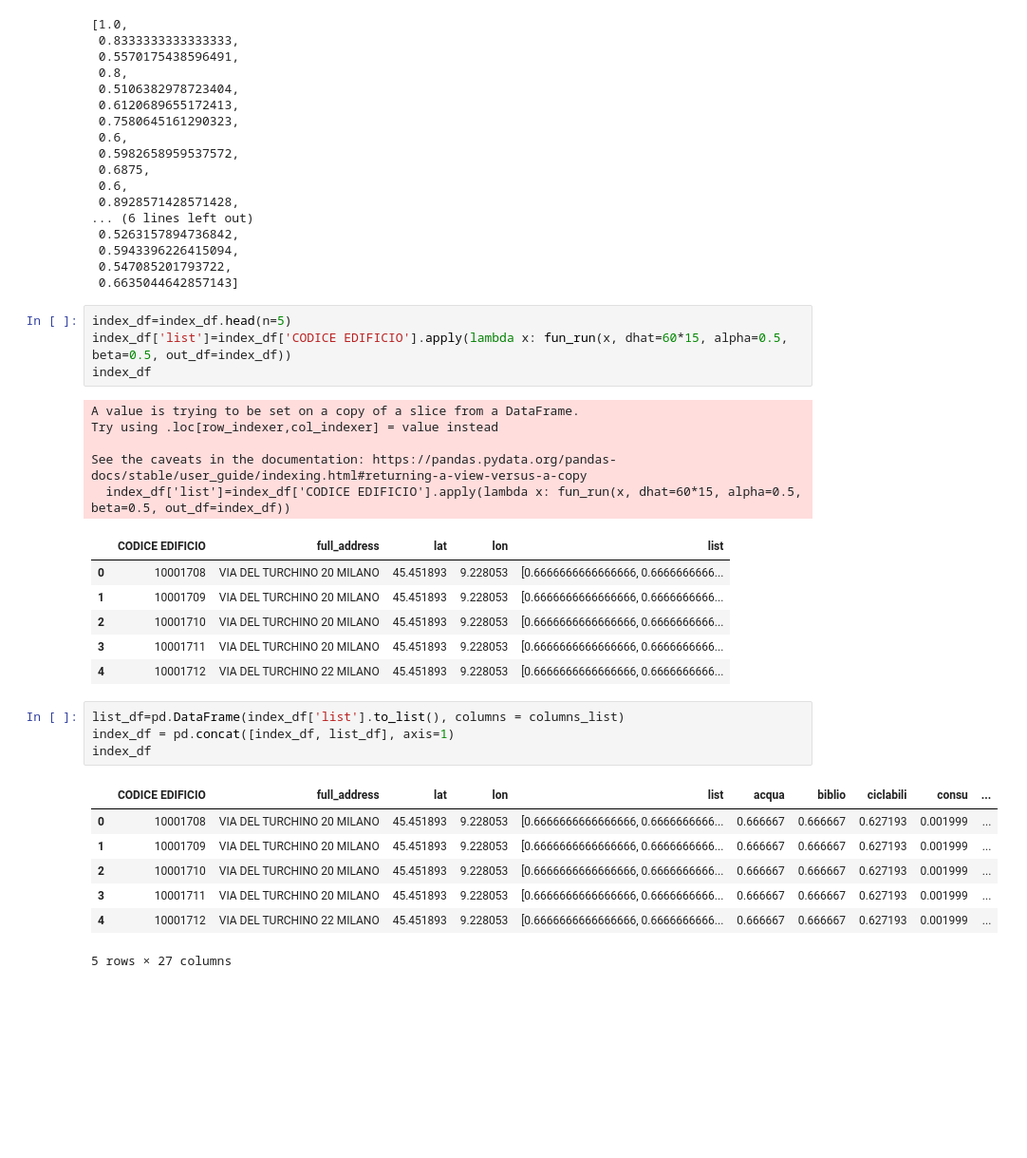
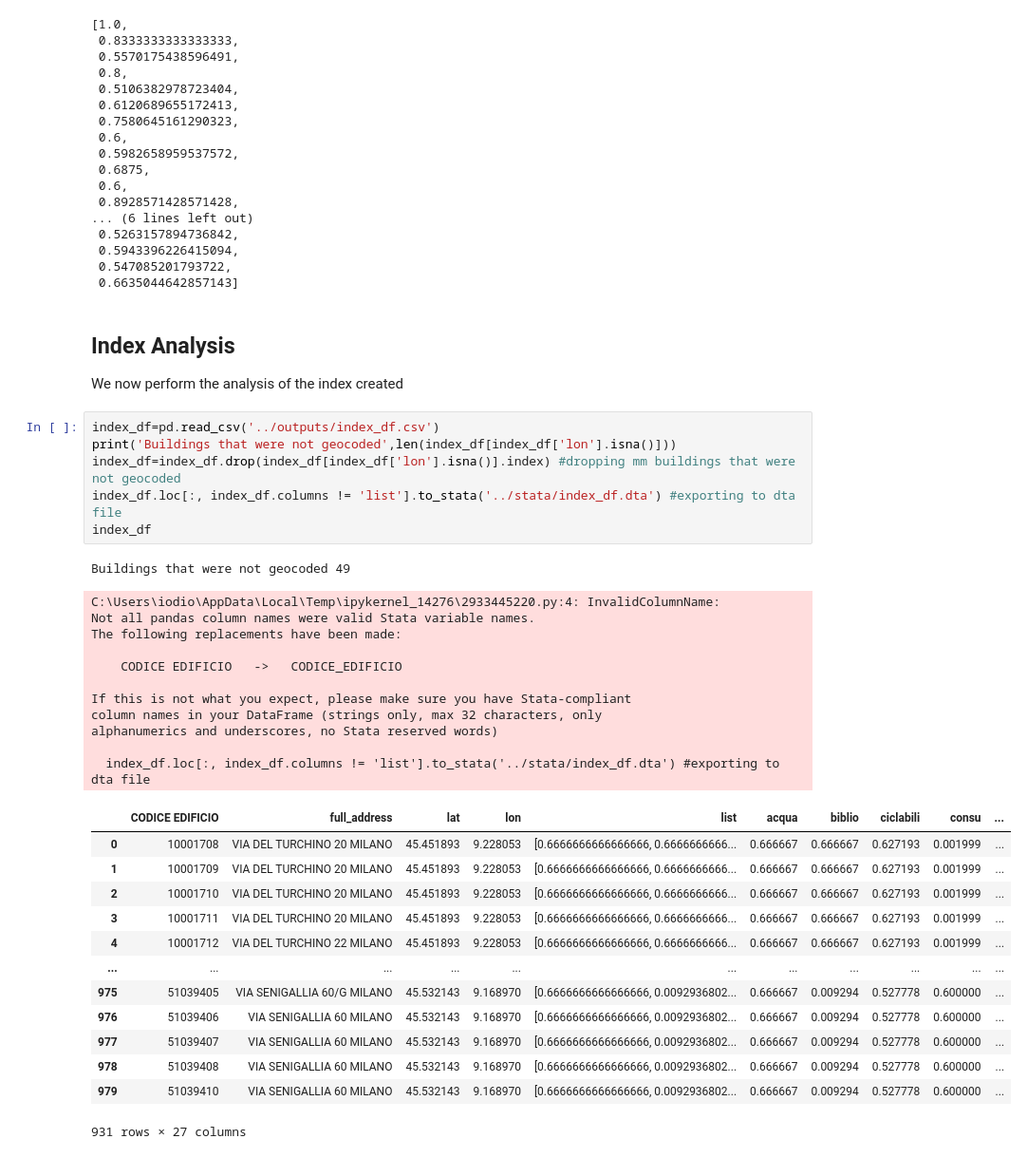
Before and after one commit to giuliofrey/bsc_thesis, a Jupyter notebook: code/analysis.ipynb, the cells around one changed output. Shown at 95% size. Cells and saved outputs as stored; diff of their text form; blank space fills up the shorter version.

```diff
--- a/code/analysis.ipynb
+++ b/code/analysis.ipynb
@@ -198,31 +225,39 @@ fun_run(10003003, dhat=60*15, alpha=0.5, beta=0.5, out_df=index_df)
  0.5943396226415094,
  0.547085201793722,
  0.6635044642857143]
-# %%
-index_df=index_df.head(n=5)
-index_df['list']=index_df['CODICE EDIFICIO'].apply(lambda x: fun_run(x, dhat=60*15, alpha=0.5, beta=0.5, out_df=index_df))
-index_df
-# %% [output]
-A value is trying to be set on a copy of a slice from a DataFrame.
-Try using .loc[row_indexer,col_indexer] = value instead
-
-See the caveats in the documentation: https://pandas.pydata.org/pandas-docs/stable/user_guide/indexing.html#returning-a-view-versus-a-copy
-  index_df['list']=index_df['CODICE EDIFICIO'].apply(lambda x: fun_run(x, dhat=60*15, alpha=0.5, beta=0.5, out_df=index_df))
-|  | CODICE EDIFICIO | full_address | lat | lon | list |
-| 0 | 10001708 | VIA DEL TURCHINO 20 MILANO | 45.451893 | 9.228053 | [0.6666666666666666, 0.6666666666... |
-| 1 | 10001709 | VIA DEL TURCHINO 20 MILANO | 45.451893 | 9.228053 | [0.6666666666666666, 0.6666666666... |
-| 2 | 10001710 | VIA DEL TURCHINO 20 MILANO | 45.451893 | 9.228053 | [0.6666666666666666, 0.6666666666... |
-| 3 | 10001711 | VIA DEL TURCHINO 20 MILANO | 45.451893 | 9.228053 | [0.6666666666666666, 0.6666666666... |
-| 4 | 10001712 | VIA DEL TURCHINO 22 MILANO | 45.451893 | 9.228053 | [0.6666666666666666, 0.6666666666... |
-# %%
-list_df=pd.DataFrame(index_df['list'].to_list(), columns = columns_list)
-index_df = pd.concat([index_df, list_df], axis=1)
-index_df
-# %% [output]
-|  | CODICE EDIFICIO | full_address | lat | lon | list | acqua | biblio | ciclabili | consu | ... |
-| 0 | 10001708 | VIA DEL TURCHINO 20 MILANO | 45.451893 | 9.228053 | [0.6666666666666666, 0.6666666666... | 0.666667 | 0.666667 | 0.627193 | 0.001999 | ... |
-| 1 | 10001709 | VIA DEL TURCHINO 20 MILANO | 45.451893 | 9.228053 | [0.6666666666666666, 0.6666666666... | 0.666667 | 0.666667 | 0.627193 | 0.001999 | ... |
-| 2 | 10001710 | VIA DEL TURCHINO 20 MILANO | 45.451893 | 9.228053 | [0.6666666666666666, 0.6666666666... | 0.666667 | 0.666667 | 0.627193 | 0.001999 | ... |
-| 3 | 10001711 | VIA DEL TURCHINO 20 MILANO | 45.451893 | 9.228053 | [0.6666666666666666, 0.6666666666... | 0.666667 | 0.666667 | 0.627193 | 0.001999 | ... |
-| 4 | 10001712 | VIA DEL TURCHINO 22 MILANO | 45.451893 | 9.228053 | [0.6666666666666666, 0.6666666666... | 0.666667 | 0.666667 | 0.627193 | 0.001999 | ... |
-5 rows × 27 columns
+# %% [markdown]
+## Index Analysis
+
+We now perform the analysis of the index created
+# %%
+index_df=pd.read_csv('../outputs/index_df.csv')
+print('Buildings that were not geocoded',len(index_df[index_df['lon'].isna()]))
+index_df=index_df.drop(index_df[index_df['lon'].isna()].index) #dropping mm buildings that were not geocoded
+index_df.loc[:, index_df.columns != 'list'].to_stata('../stata/index_df.dta') #exporting to dta file
+index_df
+# %% [output]
+Buildings that were not geocoded 49
+C:\Users\iodio\AppData\Local\Temp\ipykernel_14276\2933445220.py:4: InvalidColumnName:
+Not all pandas column names were valid Stata variable names.
+The following replacements have been made:
+
+    CODICE EDIFICIO   ->   CODICE_EDIFICIO
+
+If this is not what you expect, please make sure you have Stata-compliant
+column names in your DataFrame (strings only, max 32 characters, only
+alphanumerics and underscores, no Stata reserved words)
+
+  index_df.loc[:, index_df.columns != 'list'].to_stata('../stata/index_df.dta') #exporting to dta file
+|  | CODICE EDIFICIO | full_address | lat | lon | list | acqua | biblio | ciclabili | consu | ... |
+| 0 | 10001708 | VIA DEL TURCHINO 20 MILANO | 45.451893 | 9.228053 | [0.6666666666666666, 0.6666666666... | 0.666667 | 0.666667 | 0.627193 | 0.001999 | ... |
+| 1 | 10001709 | VIA DEL TURCHINO 20 MILANO | 45.451893 | 9.228053 | [0.6666666666666666, 0.6666666666... | 0.666667 | 0.666667 | 0.627193 | 0.001999 | ... |
+| 2 | 10001710 | VIA DEL TURCHINO 20 MILANO | 45.451893 | 9.228053 | [0.6666666666666666, 0.6666666666... | 0.666667 | 0.666667 | 0.627193 | 0.001999 | ... |
+| 3 | 10001711 | VIA DEL TURCHINO 20 MILANO | 45.451893 | 9.228053 | [0.6666666666666666, 0.6666666666... | 0.666667 | 0.666667 | 0.627193 | 0.001999 | ... |
+| 4 | 10001712 | VIA DEL TURCHINO 22 MILANO | 45.451893 | 9.228053 | [0.6666666666666666, 0.6666666666... | 0.666667 | 0.666667 | 0.627193 | 0.001999 | ... |
+| ... | ... | ... | ... | ... | ... | ... | ... | ... | ... | ... |
+| 975 | 51039405 | VIA SENIGALLIA 60/G MILANO | 45.532143 | 9.168970 | [0.6666666666666666, 0.0092936802... | 0.666667 | 0.009294 | 0.527778 | 0.600000 | ... |
+| 976 | 51039406 | VIA SENIGALLIA 60 MILANO | 45.532143 | 9.168970 | [0.6666666666666666, 0.0092936802... | 0.666667 | 0.009294 | 0.527778 | 0.600000 | ... |
+| 977 | 51039407 | VIA SENIGALLIA 60 MILANO | 45.532143 | 9.168970 | [0.6666666666666666, 0.0092936802... | 0.666667 | 0.009294 | 0.527778 | 0.600000 | ... |
+| 978 | 51039408 | VIA SENIGALLIA 60 MILANO | 45.532143 | 9.168970 | [0.6666666666666666, 0.0092936802... | 0.666667 | 0.009294 | 0.527778 | 0.600000 | ... |
+| 979 | 51039410 | VIA SENIGALLIA 60 MILANO | 45.532143 | 9.168970 | [0.6666666666666666, 0.0092936802... | 0.666667 | 0.009294 | 0.527778 | 0.600000 | ... |
+931 rows × 27 columns
```
Also changed, not shown: parts of 12 cells of this notebook, 33 other files.
